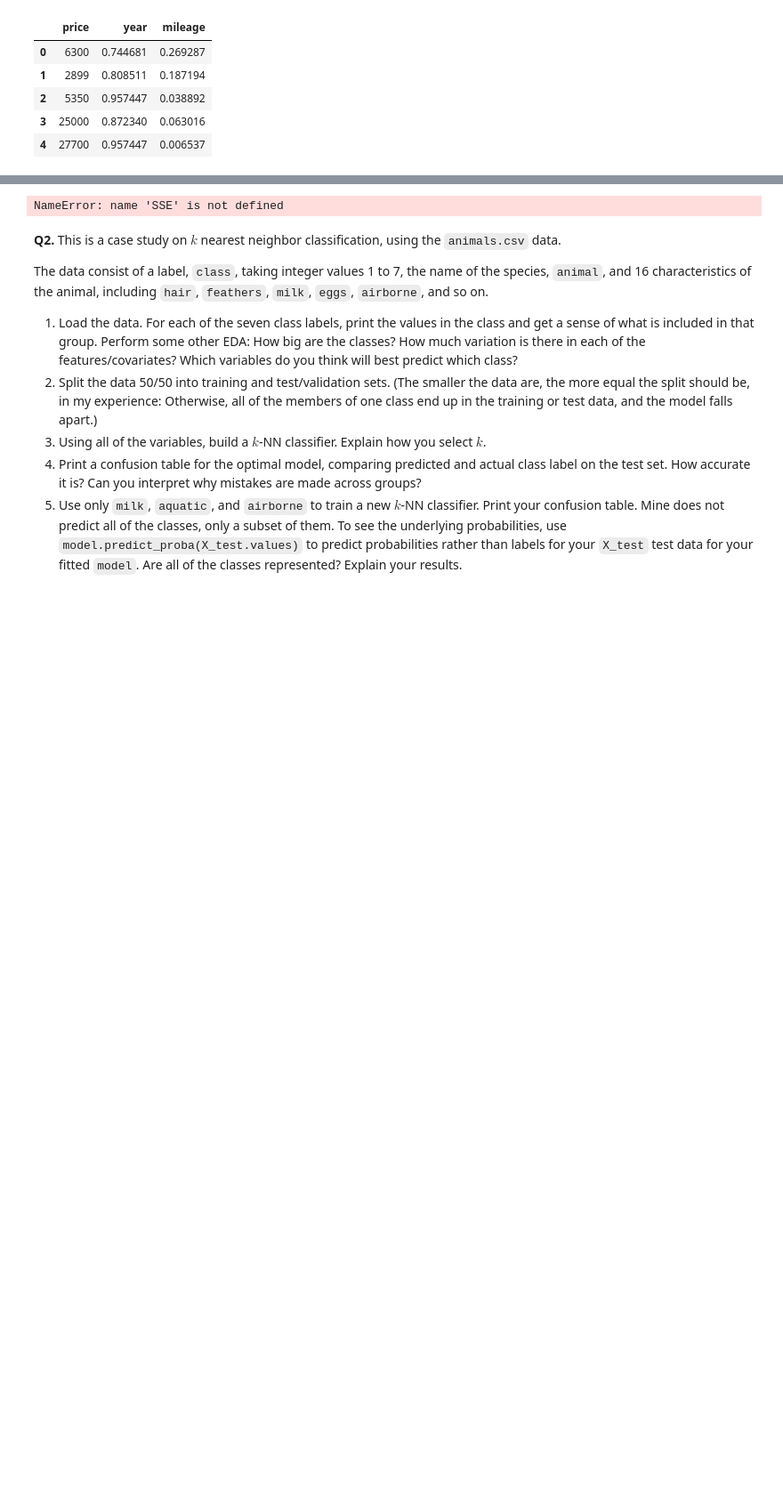
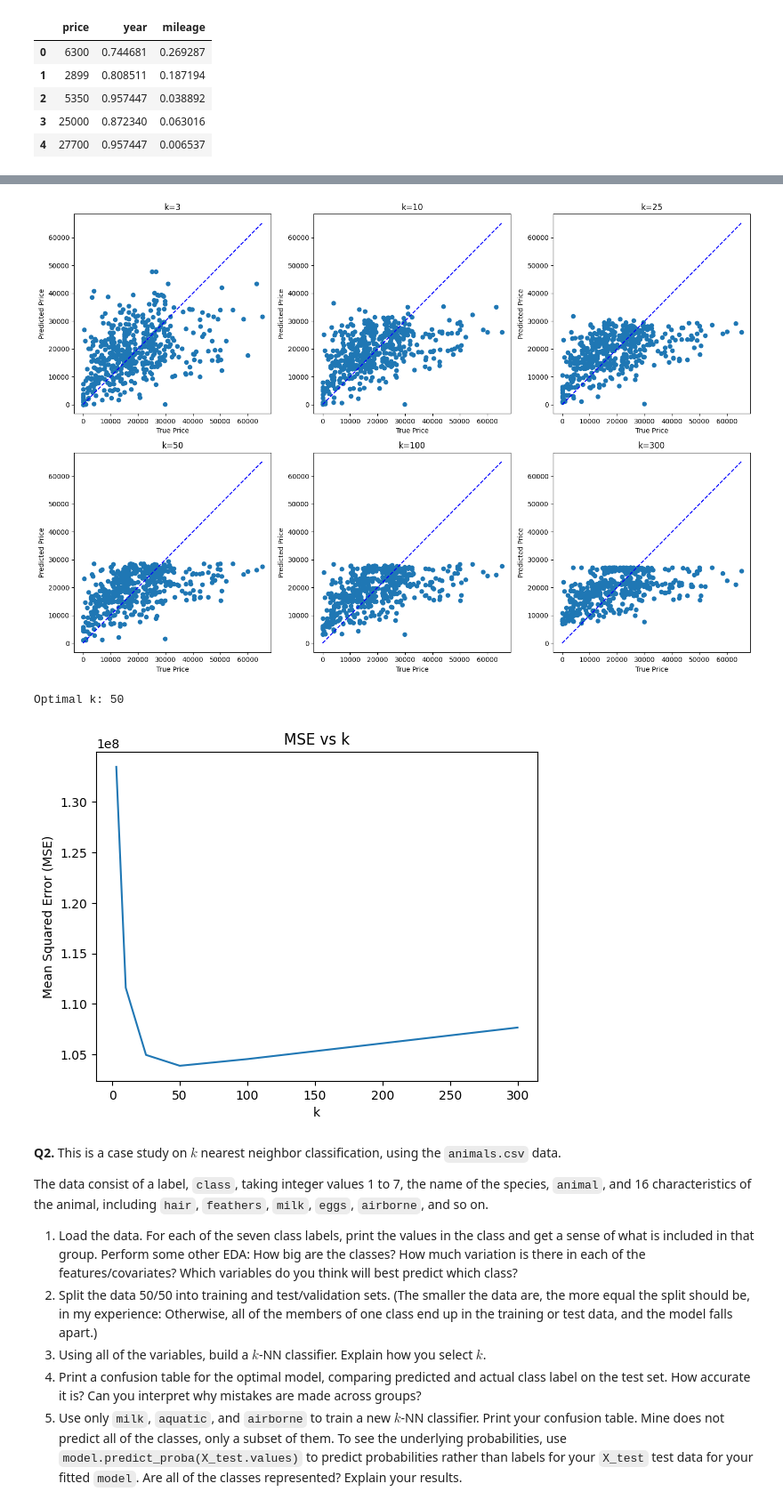
Before and after one commit to fwx5ax/knn, a Jupyter notebook: assignment/assignment_knn.ipynb, the cells around one changed output, grey strips where cells are left out. Shown at 89% size. Drawn from its saved outputs; the diff is of its cells as text; code cells hidden in the pictures; blank space fills up the shorter version.

```diff
--- a/assignment/assignment_knn.ipynb
+++ b/assignment/assignment_knn.ipynb
@@ -85,20 +88,3 @@ from sklearn.model_selection import train_test_split
 X_train, X_test, y_train, y_test = train_test_split(X,y, # Feature and target variables
                                                     test_size=.2, # Split the sample 80 train/ 20 test
                                                     random_state=65) # For replication purposes
-# %%
-
-k_values = [3, 10, 25, 50, 100, 300]
-
-for k in k_values:
-    knn = KNeighborsRegressor(n_neighbors=k)
-    knn.fit(X_train, y_train)
-    y_pred = knn.predict(X_test)
-    mse = mean_squared_error(y_test, y_pred)
-    print(f"k = {k}, MSE = {mse}")
-
-    plt.figure(figsize=(8, 6))
-    plt.scatter(y_test, y_pred)
-    plt.xlabel("Actual Price")
-    plt.ylabel("Predicted Price")
-    plt.title(f"Actual vs Predicted Price (k = {k})")
-    plt.show()
@@ -118,10 +91,51 @@ k = 300, MSE = 107657680.73624039
-# %%
-SSE_min = np.min(SSE) # Find lowest recorded SSE
-min_index = np.where(SSE==SSE_min) # Find the indices of SSE that equal the minimum
-k_star = min_index[0]+1 # Find the optimal value of k; why index+1?
-print(k_star)
-# %% [output]
-NameError: name 'SSE' is not defined
+# %%
+
+k_values = [3, 10, 25, 50, 100, 300]
+
+fig, axes = plt.subplots(2, 3, figsize=(15, 10))
+axes = axes.ravel()
+
+# List to store MSE for each k for determining optimal k
+mse_values = []
+
+# Train model looping for all chosen k values
+for i, k in enumerate(k_values):
+    # Train KNN model
+    model = KNeighborsRegressor(n_neighbors=k)
+    model.fit(X_train, y_train)
+
+    # Predict on the test data
+    y_pred = model.predict(X_test)
+
+    # Mean Squared Error (MSE)
+    mse = mean_squared_error(y_test, y_pred)
+    mse_values.append(mse)
+
+    # Scatter plot of test vs predicted values
+    axes[i].scatter(y_test, y_pred)
+    axes[i].plot([min(y_test), max(y_test)], [min(y_test), max(y_test)], color='blue', linestyle='--')  # Perfect prediction line
+    axes[i].set_title(f'k={k}')
+    axes[i].set_xlabel('True Price')
+    axes[i].set_ylabel('Predicted Price')
+
+# Adjust layout for scatterplots
+plt.tight_layout()
+plt.show()
+
+# Optimal k minimizes MSE - find optimal k_star
+k_star = k_values[np.argmin(mse_values)]
+print(f'Optimal k: {k_star}')
+
+# Plot MSE vs k to visualize the optimal k
+plt.plot(k_values, mse_values, label='MSE')
+plt.xlabel("k")
+plt.ylabel("Mean Squared Error (MSE)")
+plt.title("MSE vs k")
+plt.show()
+# %% [output]
+[figure, added]
+Optimal k: 50
+[figure, added]
 # %% [markdown]
 **Q2.** This is a case study on $k$ nearest neighbor classification, using the `animals.csv` data.
 
```
Also changed, not shown: parts of 2 cells of this notebook.
